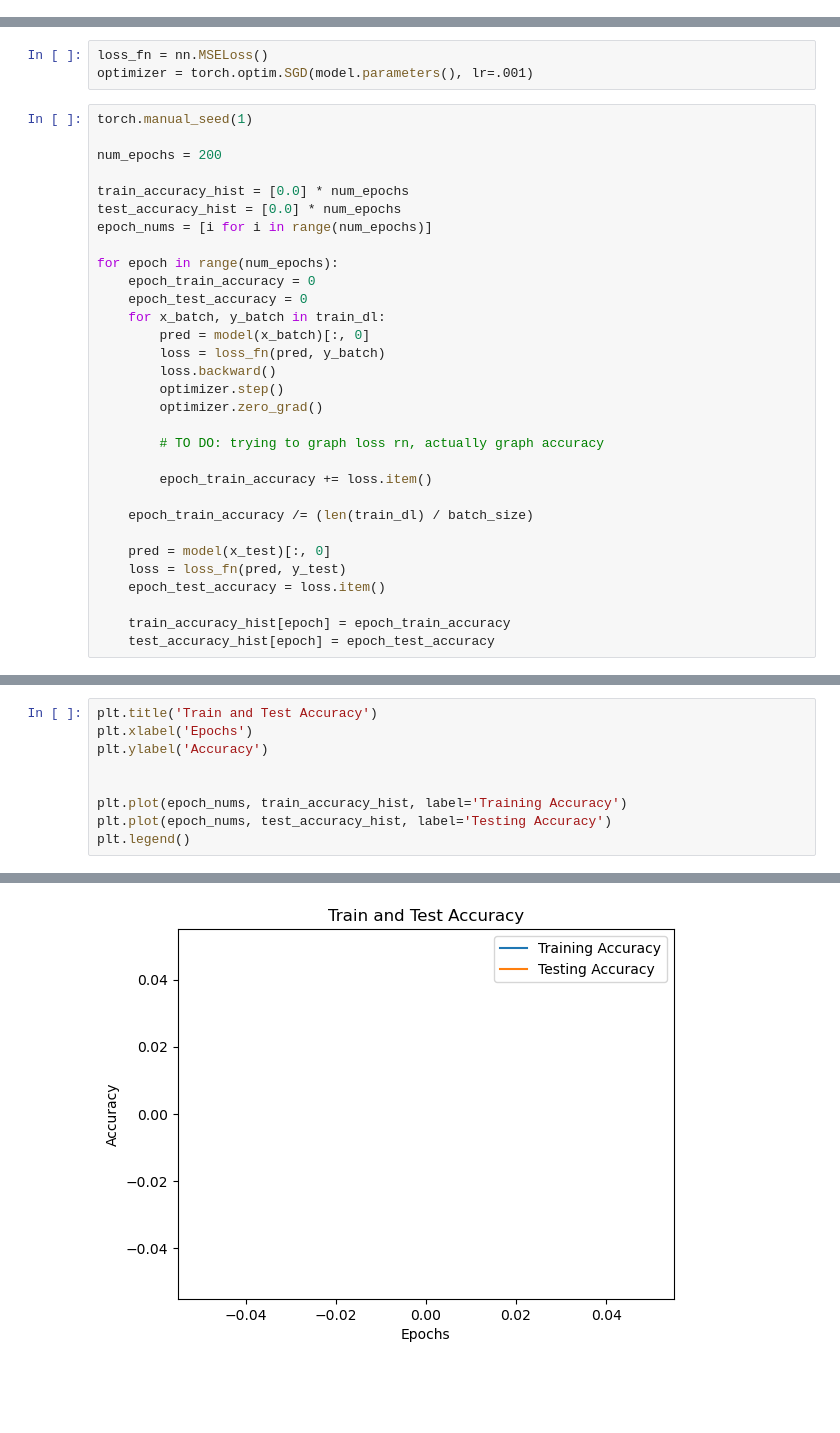
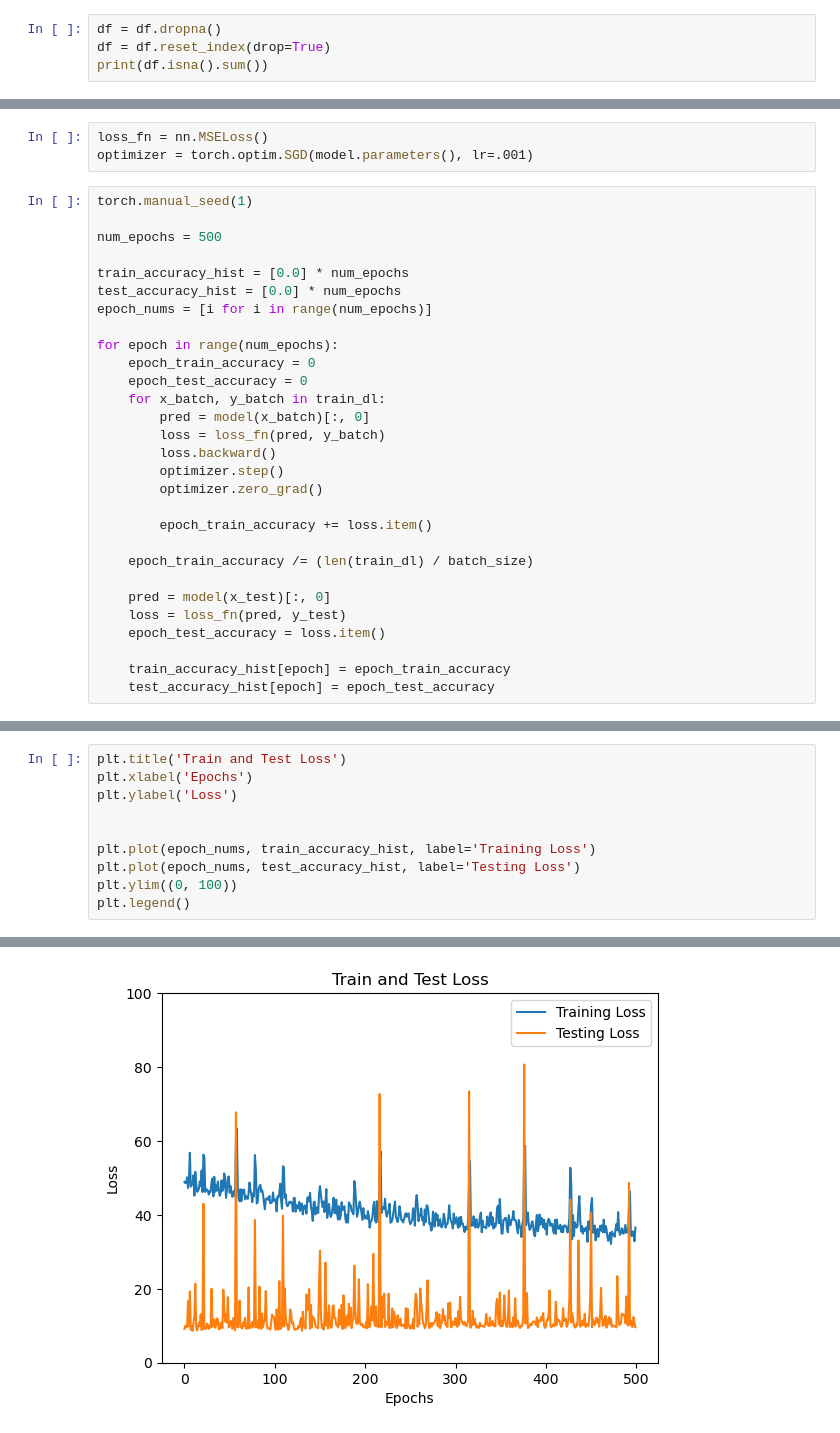
Before and after one commit to SuperWinterMopper/fuel-efficiency-predictor, a Jupyter notebook: index.ipynb, the cells around one changed output, grey strips where cells are left out. Drawn from its saved outputs; the diff is of its cells as text; blank space fills up the shorter version.

```diff
--- a/index.ipynb
+++ b/index.ipynb
@@ -33,3 +33,7 @@ Acceleration    0
 Model Year      0
 Origin          0
 dtype: int64
+# %%
+df = df.dropna()
+df = df.reset_index(drop=True)
+print(df.isna().sum())
@@ -145,7 +157,7 @@ optimizer = torch.optim.SGD(model.parameters(), lr=.001)
 # %%
 torch.manual_seed(1)
 
-num_epochs = 200
+num_epochs = 500
 
 train_accuracy_hist = [0.0] * num_epochs
 test_accuracy_hist = [0.0] * num_epochs
@@ -161,8 +173,6 @@ for epoch in range(num_epochs):
         optimizer.step()
         optimizer.zero_grad()
 
-        # TO DO: trying to graph loss rn, actually graph accuracy
-
         epoch_train_accuracy += loss.item()
 
     epoch_train_accuracy /= (len(train_dl) / batch_size)
@@ -178,12 +186,13 @@ Error:
 # %%
-plt.title('Train and Test Accuracy')
+plt.title('Train and Test Loss')
 plt.xlabel('Epochs')
-plt.ylabel('Accuracy')
+plt.ylabel('Loss')
 
 
-plt.plot(epoch_nums, train_accuracy_hist, label='Training Accuracy')
-plt.plot(epoch_nums, test_accuracy_hist, label='Testing Accuracy')
+plt.plot(epoch_nums, train_accuracy_hist, label='Training Loss')
+plt.plot(epoch_nums, test_accuracy_hist, label='Testing Loss')
+plt.ylim((0, 100))
 plt.legend()
 # %% [output]
 <matplotlib.legend.Legend at 0x...>
-[figure, old version]
+[figure, new version]
```
Also changed, not shown: parts of 7 cells of this notebook.
